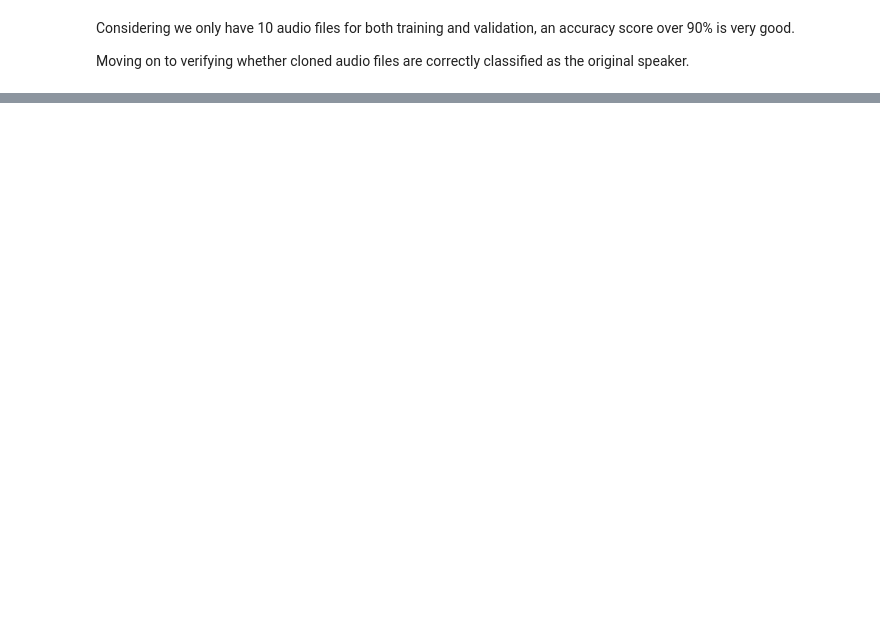
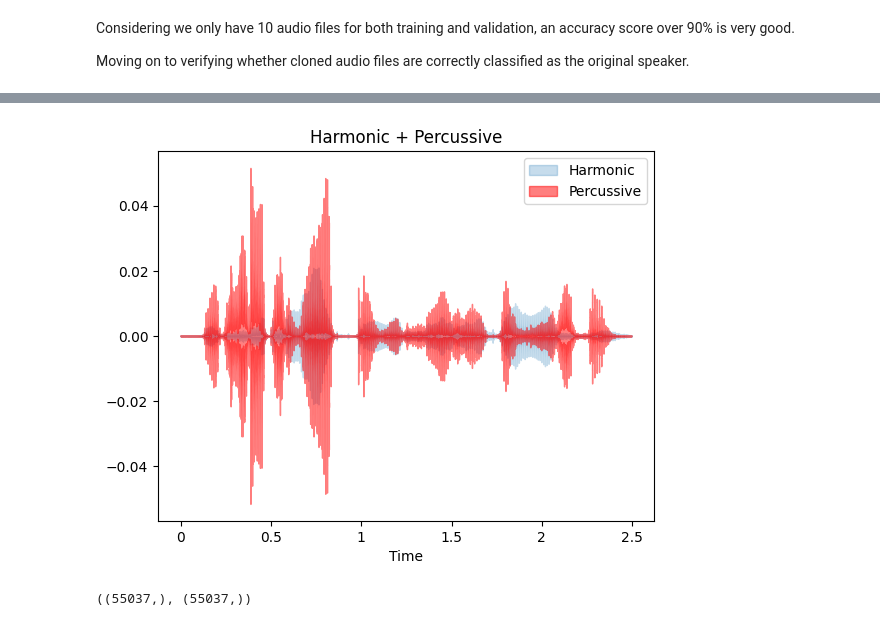
Before and after one commit to henryhyunwookim/Voice-Cloning-and-Fake-Audio-Detection, a Jupyter notebook: VoiceCloningAndFakeAudioDetection.ipynb, the cells around one changed output, grey strips where cells are left out. Cells and saved outputs as stored; diff of their text form; code cells hidden in the pictures; blank space fills up the shorter version.

```diff
--- a/VoiceCloningAndFakeAudioDetection.ipynb
+++ b/VoiceCloningAndFakeAudioDetection.ipynb
@@ -622,4 +668,34 @@ val_df
 Considering we only have 10 audio files for both training and validation, an accuracy score over 90% is very good.
 
 Moving on to verifying whether cloned audio files are correctly classified as the original speaker.
+# %%
+# Iterate through all cloned audio files
+import librosa
+from sklearn.preprocessing import StandardScaler
+
+X_list = []
+y_list = []
+for folder in os.listdir(root_dir / 'output'):
+    for file in os.listdir(root_dir / 'output' / folder):
+        if '_to_' in file:
+            wav_path = root_dir / 'output' / folder / file
+            label = file.split('_to_')[1].split('-')[0]
+            y_list.append(label)
+
+            audio_array, sample_rate = librosa.load(wav_path, sr=None)
+            # print(f'Shape of audio array: {audio_array.shape}')
+            mfccs_features = librosa.feature.mfcc(y=audio_array, sr=sample_rate, n_mfcc=n_mfcc)
+            # print(f'Shape of mfccs features: {mfccs_features.shape}')
+            normalized_mfccs_features = np.mean(mfccs_features.T, axis=0)
+            # print(f'Shape of scaled mfccs features: {normalized_mfccs_features.shape}')
+            X_list.append(normalized_mfccs_features)
+
+            # scaled_X = StandardScaler().fit_transform(normalized_mfccs_features.reshape(-1, 1)).reshape(1, -1)[0]
+            # X_list.append(scaled_X)
+
+df = pd.DataFrame(X_list)
+df['label'] = y_list
+
+X = df.drop(['label'], axis=1)
+y = df[['label']]
 # %%
@@ -709,0 +826,17 @@ https://keras.io/api/data_loading/audio/#audio_dataset_from_directory-function
+# %%
+# %matplotlib inline
+from librosa.display import waveshow
+import matplotlib.pyplot as plt
+
+source_y, sr = librosa.load(source_audio_path) # , duration=10
+y_harm, y_perc = librosa.effects.hpss(source_y)
+waveshow(y_harm, sr=sr, alpha=0.25, label='Harmonic')
+waveshow(y_perc, sr=sr, color='r', alpha=0.5, label='Percussive')
+plt.legend()
+plt.title('Harmonic + Percussive');
+# %% [output]
+[figure, added]
+# %%
+y_harm.shape, y_perc.shape
+# %% [output]
+((55037,), (55037,))
```
Also changed, not shown: parts of 76 cells of this notebook, 8 other files.
